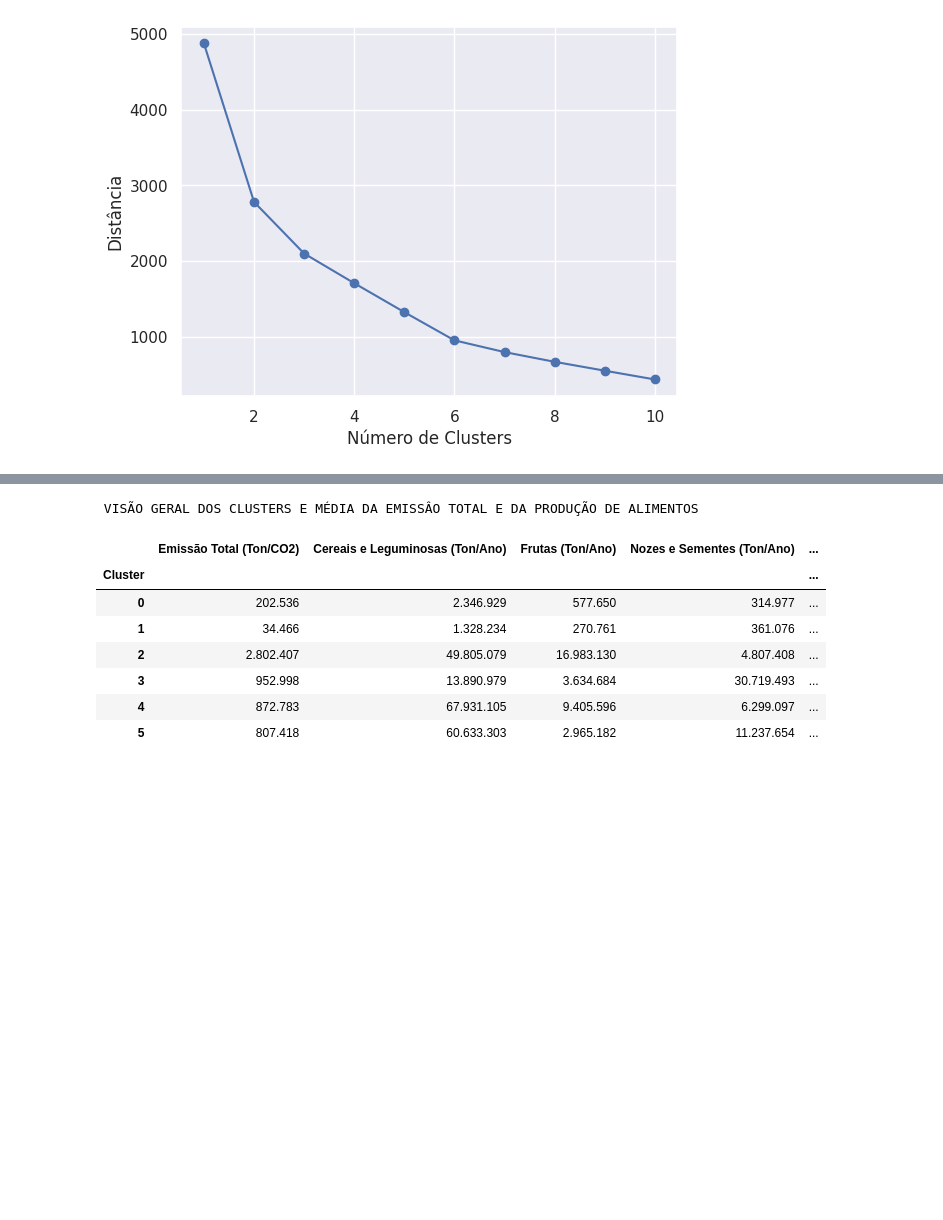
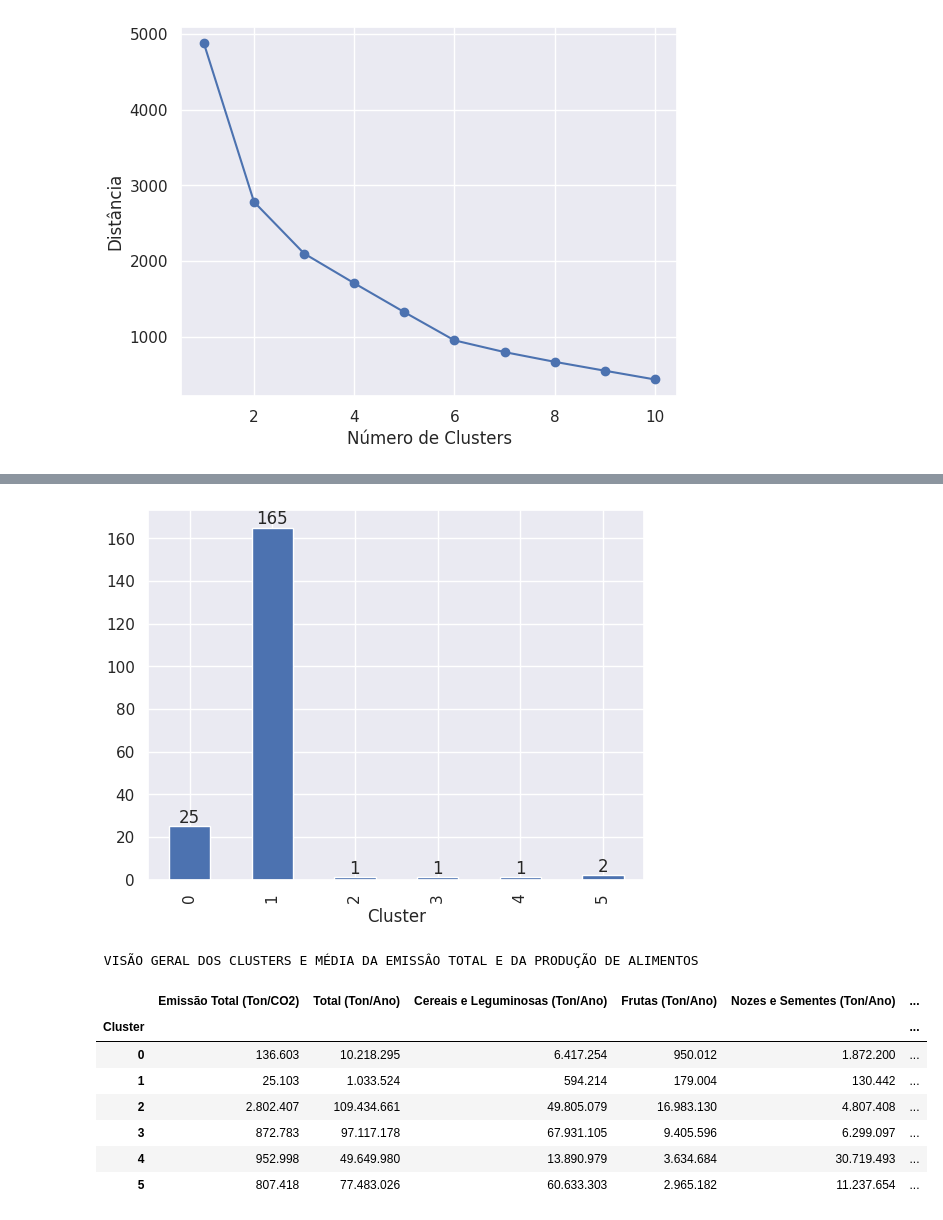
Before and after one commit to geraldoferreira1963/MVP_-An-lise-de-Dados-e-Boas-Pr-ticas, a Jupyter notebook: MVP_1_Analise_Dados_v8.ipynb, the cells around one changed output, grey strips where cells are left out. Cells and saved outputs as stored; diff of their text form; code cells hidden in the pictures; blank space fills up the shorter version.

```diff
--- a/MVP_1_Analise_Dados_v8.ipynb
+++ b/MVP_1_Analise_Dados_v8.ipynb
@@ -79,19 +75,19 @@ Dataset que tem como base  dados da FAO da produção de alimento ( http://www.f
 url_1 = 'https://raw.githubusercontent.com/geraldoferreira1963/MVP_Analise_Dados/main/Agrofood_co2_emission.csv'
 url_2 ='https://raw.githubusercontent.com/geraldoferreira1963/MVP_Analise_Dados/main/Crop.csv'
 
-response_1 = requests.get(url_1)
-response_2 = requests.get(url_2)
+resposta_1 = requests.get(url_1)
+resposta_2 = requests.get(url_2)
 
 
-file_content_1 = response_1.text
-file_1 = StringIO(file_content_1)
+conteudo_arquivo_1 = resposta_1.text
+arquivo_1 = StringIO(conteudo_arquivo_1)
 
-file_content_2 = response_2.text
-file_2 = StringIO(file_content_2)
+conteudo_arquivo_2 = resposta_2.text
+arquivo_2 = StringIO(conteudo_arquivo_2)
 
 
-df_alimentos_emissao_co2=pd.read_csv(file_1)
-df_producao_alimentos=pd.read_csv(file_2, delimiter=';')
+df_alimentos_emissao_co2=pd.read_csv(arquivo_1)
+df_producao_alimentos=pd.read_csv(arquivo_2, delimiter=';')
 # %% [markdown]
 #                  # **Definição de Funções**
 
@@ -741,32 +777,43 @@ clus_col=clus_col.drop(['Area','Cluster'])
 # %%
+# Visão Geral do Número de Paises X Cluster
+
+ax = df_clus.groupby('Cluster')['Area'].count().plot(kind='bar')
+for container in ax.containers:
+    ax.bar_label(container)
+
+plt.show()
+
+
 print('\n\n\n', 'VISÃO GERAL DOS CLUSTERS E MÉDIA DA EMISSÂO TOTAL E DA PRODUÇÃO DE ALIMENTOS','\n\n\n')
 
-# Calculo de Média e ordenando crescente
-mean_values = df_clus.groupby('Cluster')[['total_emission','Cereais e Leguminosas', 'Frutas', 'Nozes e Sementes', 'Vegetais']].mean().sort_values(by='Cluster', ascending=True)
+# Calculo de Média de Produção de Alimentos, ordenando de forma crescente por Cluster
+valores_medio = df_clus.groupby('Cluster')[['total_emission','Total','Cereais e Leguminosas', 'Frutas', 'Nozes e Sementes', 'Vegetais']].mean().sort_values(by='Cluster', ascending=True)
 
-# Rename the column
-mean_values = mean_values.rename(columns={'total_emission': 'Emissão Total (Ton/CO2)',
+# Renomeação das colunas
+valores_medio = valores_medio.rename(columns={'total_emission': 'Emissão Total (Ton/CO2)',
+                                           'Total' : 'Total  (Ton/Ano)',
                                           'Cereais e Leguminosas' : 'Cereais e Leguminosas (Ton/Ano)',
                                           'Frutas' : 'Frutas (Ton/Ano)',
                                           'Nozes e Sementes' : 'Nozes e Sementes (Ton/Ano)',
                                           'Vegetais' : 'Vegetais (Ton/Ano)'})
 
 # Formatação de Números
-mean_values = mean_values.applymap(lambda x: '{:,.0f}'.format(x).replace(',', '.') if isinstance(x, (int, float)) else x)
+valores_medio = valores_medio.applymap(lambda x: '{:,.0f}'.format(x).replace(',', '.') if isinstance(x, (int, float)) else x)
 
 # Apresentando os dados de forma tabular
-display(mean_values.style.set_table_styles([{'selector': 'th', 'props': [('border', '1px solid black')]}])\
+display(valores_medio.style.set_table_styles([{'selector': 'th', 'props': [('border', '1px solid black')]}])\
         .set_properties(**{'border': '1px solid black'}))
 # %% [output]
+[figure, added]
  VISÃO GERAL DOS CLUSTERS E MÉDIA DA EMISSÂO TOTAL E DA PRODUÇÃO DE ALIMENTOS
-|  | Emissão Total (Ton/CO2) | Cereais e Leguminosas (Ton/Ano) | Frutas (Ton/Ano) | Nozes e Sementes (Ton/Ano) | ... |
-| Cluster |  |  |  |  | ... |
-| 0 | 202.536 | 2.346.929 | 577.650 | 314.977 | ... |
-| 1 | 34.466 | 1.328.234 | 270.761 | 361.076 | ... |
-| 2 | 2.802.407 | 49.805.079 | 16.983.130 | 4.807.408 | ... |
-| 3 | 952.998 | 13.890.979 | 3.634.684 | 30.719.493 | ... |
-| 4 | 872.783 | 67.931.105 | 9.405.596 | 6.299.097 | ... |
-| 5 | 807.418 | 60.633.303 | 2.965.182 | 11.237.654 | ... |
+|  | Emissão Total (Ton/CO2) | Total (Ton/Ano) | Cereais e Leguminosas (Ton/Ano) | Frutas (Ton/Ano) | Nozes e Sementes (Ton/Ano) | ... |
+| Cluster |  |  |  |  |  | ... |
+| 0 | 136.603 | 10.218.295 | 6.417.254 | 950.012 | 1.872.200 | ... |
+| 1 | 25.103 | 1.033.524 | 594.214 | 179.004 | 130.442 | ... |
+| 2 | 2.802.407 | 109.434.661 | 49.805.079 | 16.983.130 | 4.807.408 | ... |
+| 3 | 872.783 | 97.117.178 | 67.931.105 | 9.405.596 | 6.299.097 | ... |
+| 4 | 952.998 | 49.649.980 | 13.890.979 | 3.634.684 | 30.719.493 | ... |
+| 5 | 807.418 | 77.483.026 | 60.633.303 | 2.965.182 | 11.237.654 | ... |
 # %%
 print('\n\n\n', 'MAIORES PRODUTORES DE ALIMENTOS, CLUSTER, EMISSÃO TOTAL E DADOS DA PRODUÇÃO DE ALIMENTOS','\n\n\n')
 
```
Also changed, not shown: parts of 14 cells of this notebook.
